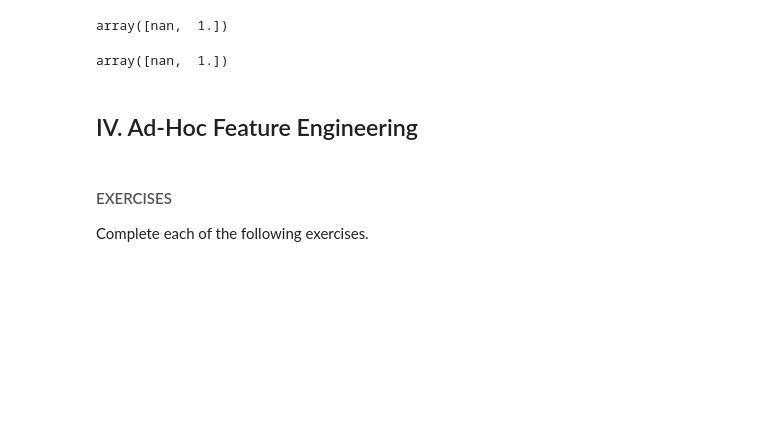
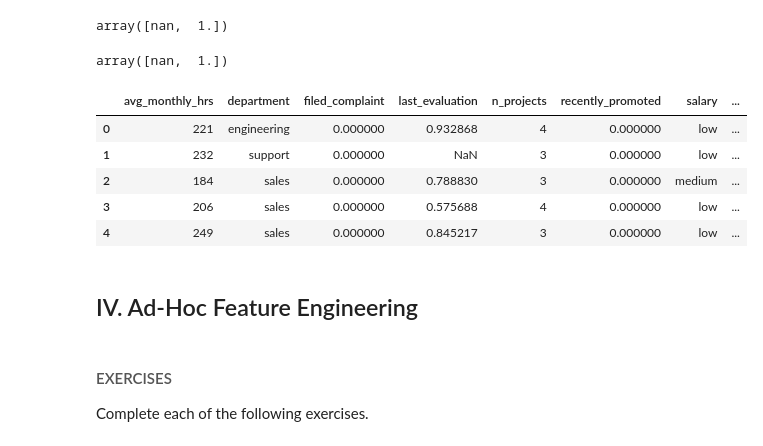
Before and after one commit to tundeiness/Chief-People-Officer, a Jupyter notebook: 1 - Workbook - Exploratory Analysis Plus.ipynb, the cells around one changed output. Saved outputs shown, nothing was run; the diff lists cells and outputs as text; code cells hidden in the pictures; blank space fills up the shorter version.

Commit message:
check data again

```diff
--- a/1 - Workbook - Exploratory Analysis Plus.ipynb
+++ b/1 - Workbook - Exploratory Analysis Plus.ipynb
@@ -109,6 +109,17 @@ array([nan,  1.])
 
 df.filed_complaint.fillna(0, inplace=True)
 df.recently_promoted.fillna(0, inplace=True)
+# %%
+# check dataframe again.
+
+df.head()
+# %% [output]
+|  | avg_monthly_hrs | department | filed_complaint | last_evaluation | n_projects | recently_promoted | salary | ... |
+| 0 | 221 | engineering | 0.000000 | 0.932868 | 4 | 0.000000 | low | ... |
+| 1 | 232 | support | 0.000000 | NaN | 3 | 0.000000 | low | ... |
+| 2 | 184 | sales | 0.000000 | 0.788830 | 3 | 0.000000 | medium | ... |
+| 3 | 206 | sales | 0.000000 | 0.575688 | 4 | 0.000000 | low | ... |
+| 4 | 249 | sales | 0.000000 | 0.845217 | 3 | 0.000000 | low | ... |
 # %% [markdown]
 ## IV. Ad-Hoc Feature Engineering
 # %% [markdown]
```
